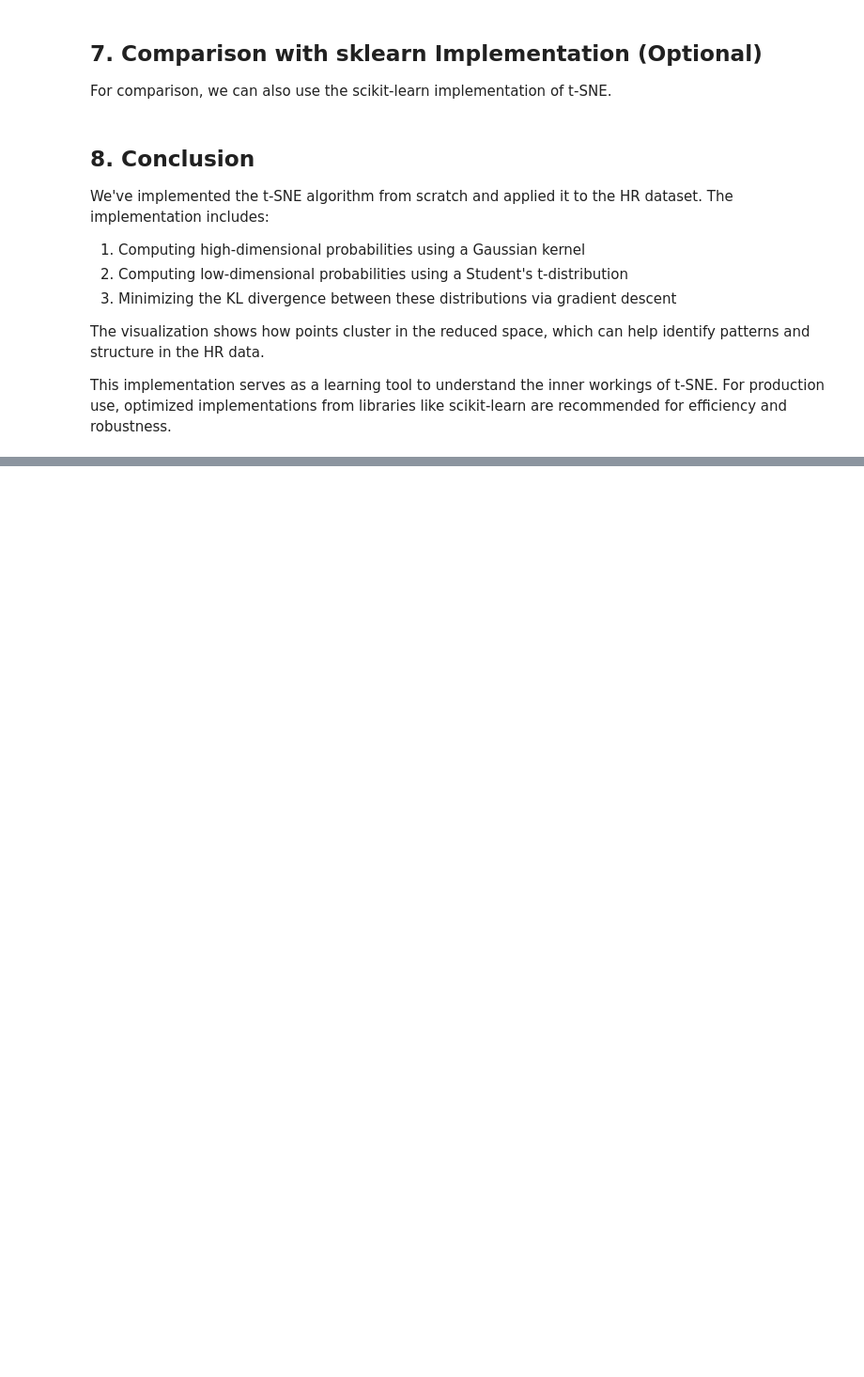
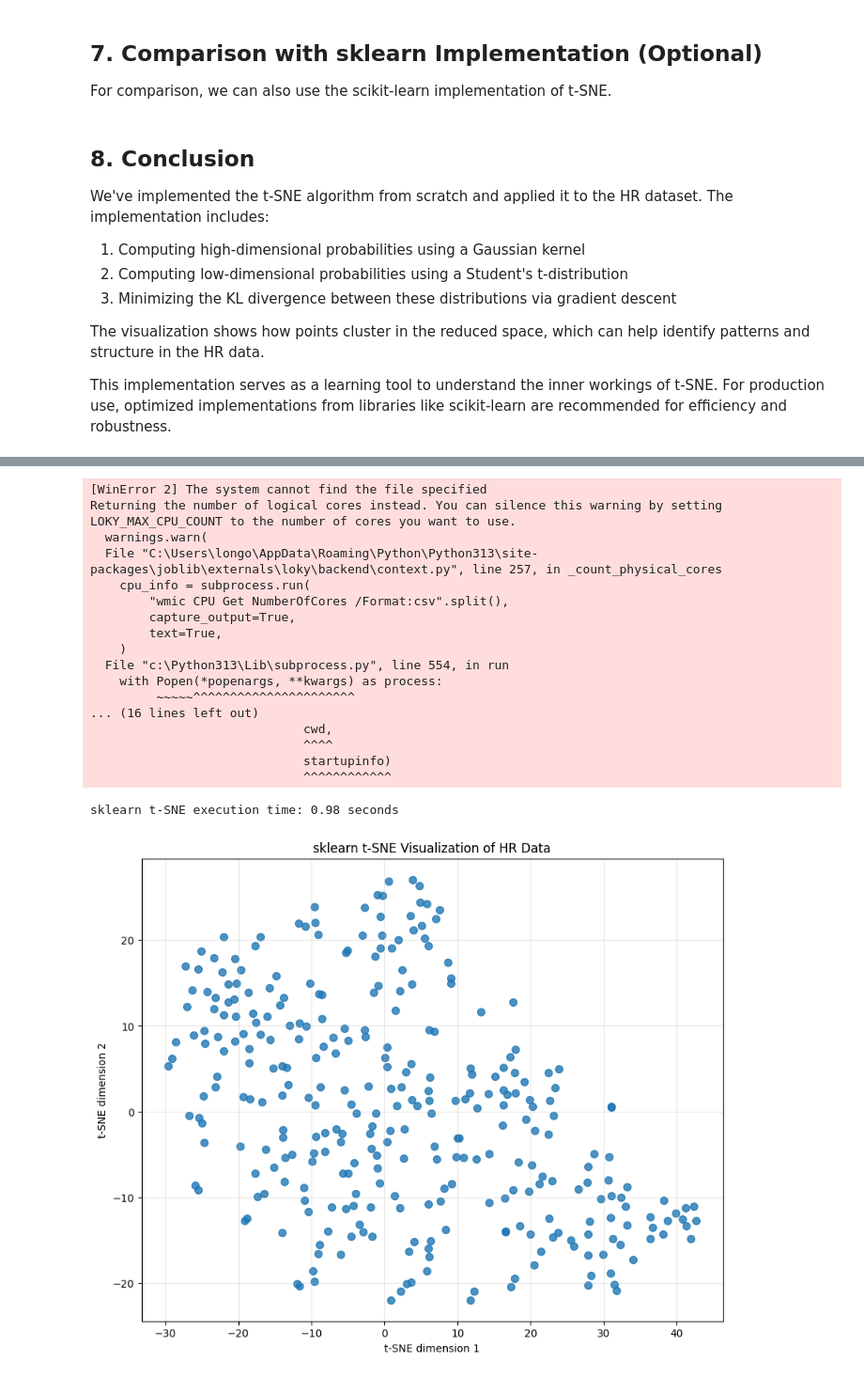
Before and after one commit to AlessandroLongo23/02582-Computational-Data-Analysis-Case-2, a Jupyter notebook: t-SNE/t-SNE.ipynb, the cells around one changed output, grey strips where cells are left out. Shown at 94% size. Drawn from its saved outputs; the diff is of its cells as text; code cells hidden in the pictures; blank space fills up the shorter version.

```diff
--- a/t-SNE/t-SNE.ipynb
+++ b/t-SNE/t-SNE.ipynb
@@ -686,0 +612,44 @@ Creating final visualization with perplexity = 100
+# %%
+from sklearn.manifold import TSNE
+
+# Run sklearn's t-SNE
+start_time = time.time()
+tsne_sklearn = TSNE(n_components=2, perplexity=15.0, random_state=42)
+Y_sklearn = tsne_sklearn.fit_transform(X)
+end_time = time.time()
+print(f"sklearn t-SNE execution time: {end_time - start_time:.2f} seconds")
+
+# Visualize sklearn results
+plt.figure(figsize=(10, 8))
+if 'Individual' in data.columns:
+    individual_values = data['Individual'].values[:sample_size]
+    scatter = plt.scatter(Y_sklearn[:, 0], Y_sklearn[:, 1], c=individual_values, cmap='viridis', s=50, alpha=0.8)
+    plt.colorbar(scatter, label='Individual')
+else:
+    plt.scatter(Y_sklearn[:, 0], Y_sklearn[:, 1], s=50, alpha=0.8)
+
+plt.title('sklearn t-SNE Visualization of HR Data')
+plt.xlabel('t-SNE dimension 1')
+plt.ylabel('t-SNE dimension 2')
+plt.grid(alpha=0.3)
+plt.show()
+# %% [output]
+[WinError 2] The system cannot find the file specified
+Returning the number of logical cores instead. You can silence this warning by setting LOKY_MAX_CPU_COUNT to the number of cores you want to use.
+  warnings.warn(
+  File "C:\Users\longo\AppData\Roaming\Python\Python313\site-packages\joblib\externals\loky\backend\context.py", line 257, in _count_physical_cores
+    cpu_info = subprocess.run(
+        "wmic CPU Get NumberOfCores /Format:csv".split(),
+        capture_output=True,
+        text=True,
+    )
+  File "c:\Python313\Lib\subprocess.py", line 554, in run
+    with Popen(*popenargs, **kwargs) as process:
+         ~~~~~^^^^^^^^^^^^^^^^^^^^^^
+... (16 lines left out)
+                             cwd,
+                             ^^^^
+                             startupinfo)
+                             ^^^^^^^^^^^^
+sklearn t-SNE execution time: 0.98 seconds
+[figure, added]
```
Also changed, not shown: parts of 6 cells of this notebook, 6 other files.
